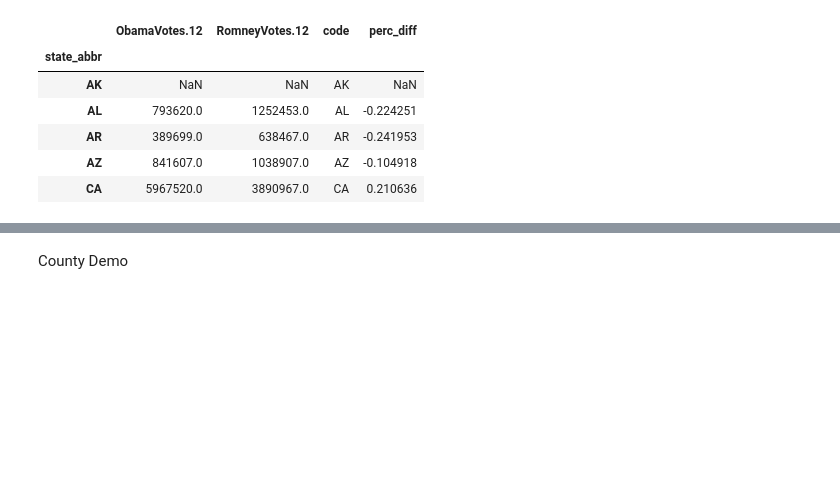
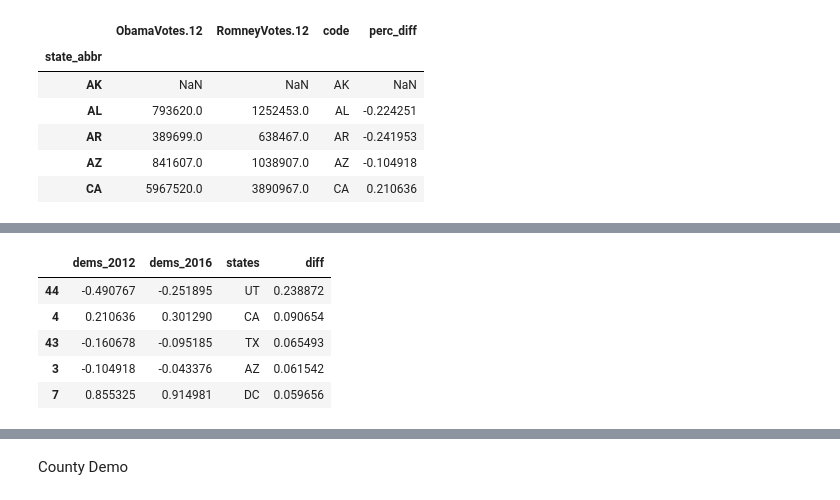
Before and after one commit to adnanhemani/data8-assets, a Jupyter notebook: plotly_demo.ipynb, the cells around one changed output, grey strips where cells are left out. Cells and saved outputs as stored; diff of their text form; code cells hidden in the pictures; blank space fills up the shorter version.

Commit message:
state_processing_added

```diff
--- a/plotly_demo.ipynb
+++ b/plotly_demo.ipynb
@@ -177,0 +166,19 @@ py.iplot( fig, filename='d3-cloropleth-map' )
+# %%
+#Finding the states that voted most differently
+dems_2016_perc_diff = np.array(new_df_2016['perc_diff']).astype(float)
+dems_2012_perc_diff = np.array(new_df_2012['perc_diff']).astype(float)
+states = np.array(new_df_2016['state_abbr'])
+assert np.all(states==np.array(new_df_2012['state_abbr']))
+# %%
+df = pd.DataFrame({'dems_2016':dems_2016_perc_diff, "dems_2012":dems_2012_perc_diff, "states":states})
+df['diff'] = df['dems_2016']-df['dems_2012']
+df = df.dropna()
+df = df.sort_values("diff", ascending=False)
+df.head()
+# %% [output]
+|  | dems_2012 | dems_2016 | states | diff |
+| 44 | -0.490767 | -0.251895 | UT | 0.238872 |
+| 4 | 0.210636 | 0.301290 | CA | 0.090654 |
+| 43 | -0.160678 | -0.095185 | TX | 0.065493 |
+| 3 | -0.104918 | -0.043376 | AZ | 0.061542 |
+| 7 | 0.855325 | 0.914981 | DC | 0.059656 |
```
Also changed, not shown: parts of 7 cells of this notebook.
